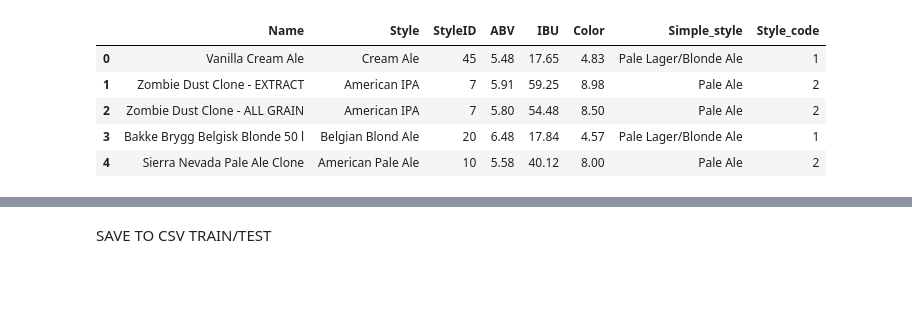
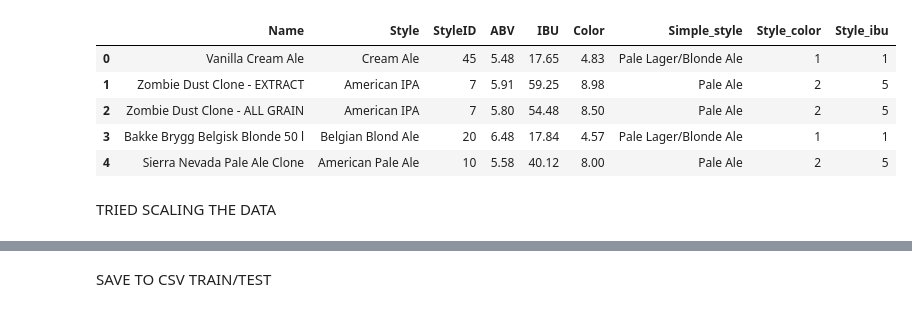
Before and after one commit to agui968/Predicting-Beer-Styles-with-Machine-Learning, a Jupyter notebook: notebooks/04Entrenamiento_evaluacion.ipynb, the cells around one changed output, grey strips where cells are left out. Drawn from its saved outputs; the diff is of its cells as text; code cells hidden in the pictures; blank space fills up the shorter version.

```diff
--- a/notebooks/04Entrenamiento_evaluacion.ipynb
+++ b/notebooks/04Entrenamiento_evaluacion.ipynb
@@ -5,12 +5,12 @@ import matplotlib.pyplot as plt
 pd.set_option('display.max_columns', 40)
 pd.set_option('display.max_colwidth', 300)
 # %%
-beere=pd.read_csv('../data/processed/beer_enc4_limited.csv',index_col=0)
-beere.head()
+beer=pd.read_csv('../data/processed/clean_limited.csv',index_col=0)
+beer.head()
 # %% [output]
-|  | Name | Style | StyleID | ABV | IBU | Color | Simple_style | Style_code |
-| 0 | Vanilla Cream Ale | Cream Ale | 45 | 5.48 | 17.65 | 4.83 | Pale Lager/Blonde Ale | 1 |
-| 1 | Zombie Dust Clone - EXTRACT | American IPA | 7 | 5.91 | 59.25 | 8.98 | Pale Ale | 2 |
-| 2 | Zombie Dust Clone - ALL GRAIN | American IPA | 7 | 5.80 | 54.48 | 8.50 | Pale Ale | 2 |
-| 3 | Bakke Brygg Belgisk Blonde 50 l | Belgian Blond Ale | 20 | 6.48 | 17.84 | 4.57 | Pale Lager/Blonde Ale | 1 |
-| 4 | Sierra Nevada Pale Ale Clone | American Pale Ale | 10 | 5.58 | 40.12 | 8.00 | Pale Ale | 2 |
+|  | Name | Style | StyleID | ABV | IBU | Color | Simple_style | Style_color | Style_ibu |
+| 0 | Vanilla Cream Ale | Cream Ale | 45 | 5.48 | 17.65 | 4.83 | Pale Lager/Blonde Ale | 1 | 1 |
+| 1 | Zombie Dust Clone - EXTRACT | American IPA | 7 | 5.91 | 59.25 | 8.98 | Pale Ale | 2 | 5 |
+| 2 | Zombie Dust Clone - ALL GRAIN | American IPA | 7 | 5.80 | 54.48 | 8.50 | Pale Ale | 2 | 5 |
+| 3 | Bakke Brygg Belgisk Blonde 50 l | Belgian Blond Ale | 20 | 6.48 | 17.84 | 4.57 | Pale Lager/Blonde Ale | 1 | 1 |
+| 4 | Sierra Nevada Pale Ale Clone | American Pale Ale | 10 | 5.58 | 40.12 | 8.00 | Pale Ale | 2 | 5 |
@@ -16,0 +22,2 @@ beere.head()
+# %% [markdown]
+TRIED SCALING THE DATA
```
Also changed, not shown: parts of 36 cells of this notebook, 4 other files.
